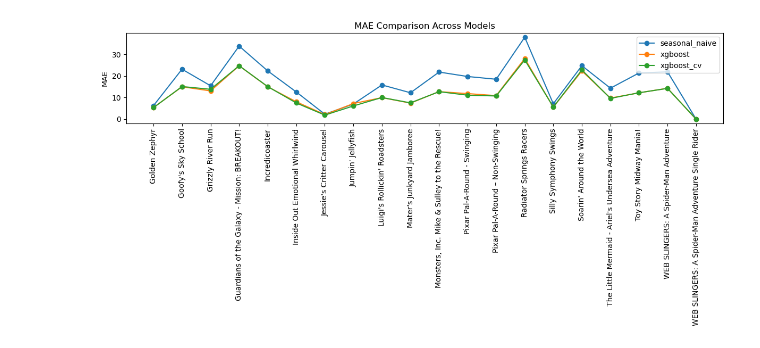
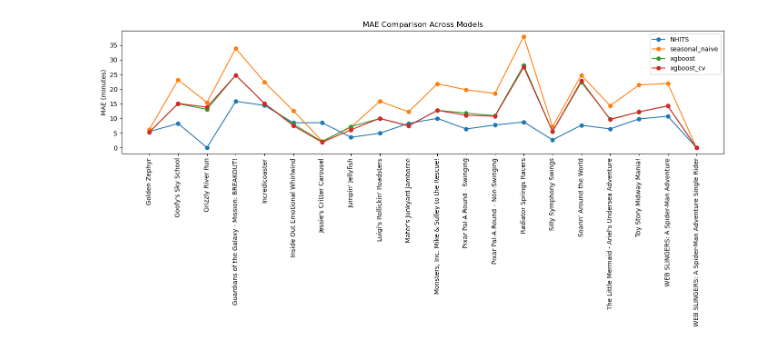
Before and after one commit to MwBm/CSEN140-Final-Project, a Jupyter notebook: comparison/compare.ipynb, the cells around one changed output. Cells and saved outputs as stored; diff of their text form; code cells hidden in the pictures.

```diff
--- a/comparison/compare.ipynb
+++ b/comparison/compare.ipynb
@@ -7,66 +7,93 @@ import matplotlib.pyplot as plt
 sn_df = pd.read_csv("../data/results/baseline_mae.csv")
 xgb_df = pd.read_csv("../data/results/xgb_results.csv")
 xgb_cv_df = pd.read_csv("../data/results/xgb_cv_results.csv")
+nhits_df = pd.read_csv("../data/results/nhits_results.csv")
+
+# Standardize column names for NHITS (it uses 'Ride' instead of 'ride_name')
+nhits_df = nhits_df.rename(columns={'Ride': 'ride_name', 'Model': 'model', 'MAE': 'mae'})
+nhits_df['model'] = 'NHITS'
 
 # Combine
-df_all = pd.concat([sn_df, xgb_df, xgb_cv_df], ignore_index=True)
+df_all = pd.concat([sn_df, xgb_df, xgb_cv_df, nhits_df], ignore_index=True)
 
 # Sort by ride name for cleaner plotting
 df_all.sort_values(by="ride_name", inplace=True)
 
 # Create the plot
-plt.figure(figsize=(12, 6))
+plt.figure(figsize=(14, 7))
 
 for model_name, df_model in df_all.groupby("model"):
     plt.plot(df_model["ride_name"], df_model["mae"], marker='o', label=model_name)
 
 plt.xticks(rotation=90)
-plt.ylabel("MAE")
+plt.ylabel("MAE (minutes)")
 plt.title("MAE Comparison Across Models")
 plt.legend()
 plt.tight_layout()
 plt.show()
 
-# Pivot the combined dataframe into a wide format:
-# ride_name | seasonal_naive | xgboost | xgboost_cv
+# Pivot the combined dataframe into a wide format
 table = df_all.pivot(index="ride_name", columns="model", values="mae").reset_index()
 
 # Rename columns to your preferred names
 table = table.rename(columns={
     "seasonal_naive": "Seasonal Naive",
     "xgboost": "XGBoost",
-    "xgboost_cv": "XGBoost_CV"
+    "xgboost_cv": "XGBoost_CV",
+    "NHITS": "NHITS"
 })
 
-# Compute Percentage Increase = (XGBoost_CV - Seasonal Naive) / Seasonal Naive * 100
-table["Percentage Increase"] = (table["XGBoost_CV"] - table["Seasonal Naive"]) / table["Seasonal Naive"] * 100
+# Compute Percentage Improvement = (Baseline - Model) / Baseline * 100
+# Positive means improvement over baseline
+table["XGB_CV vs Baseline (%)"] = (table["Seasonal Naive"] - table["XGBoost_CV"]) / table["Seasonal Naive"] * 100
+table["NHITS vs Baseline (%)"] = (table["Seasonal Naive"] - table["NHITS"]) / table["Seasonal Naive"] * 100
 
 # Determine column widths for formatting
 col1 = max(len("Ride Name"), table["ride_name"].str.len().max())
 col2 = len("Seasonal Naive")
 col3 = len("XGBoost")
 col4 = len("XGBoost_CV")
-col5 = len("Percentage Increase")
+col5 = len("NHITS")
+col6 = len("XGB_CV vs Baseline (%)")
+col7 = len("NHITS vs Baseline (%)")
 
 # Print header
 header = (
     f"{'Ride Name':<{col1}} | "
     f"{'Seasonal Naive':>{col2}} | "
     f"{'XGBoost':>{col3}} | "
     f"{'XGBoost_CV':>{col4}} | "
-    f"{'Percentage Increase':>{col5}}"
+    f"{'NHITS':>{col5}} | "
+    f"{'XGB_CV vs Baseline (%)':>{col6}} | "
+    f"{'NHITS vs Baseline (%)':>{col7}}"
 )
 print(header)
 print("-" * len(header))
 
 # Print each row
 for _, row in table.iterrows():
     print(
         f"{row['ride_name']:<{col1}} | "
         f"{row['Seasonal Naive']:{col2}.2f} | "
         f"{row['XGBoost']:{col3}.2f} | "
         f"{row['XGBoost_CV']:{col4}.2f} | "
-        f"{row['Percentage Increase']:{col5}.1f}%"
+        f"{row['NHITS']:{col5}.2f} | "
+        f"{row['XGB_CV vs Baseline (%)']:{col6}.1f}% | "
+        f"{row['NHITS vs Baseline (%)']:{col7}.1f}%"
     )
+
+# Print summary
+print("\n" + "=" * 50)
+print("SUMMARY")
+print("=" * 50)
+print(f"Average Seasonal Naive MAE: {table['Seasonal Naive'].mean():.2f} minutes")
+print(f"Average XGBoost_CV MAE:     {table['XGBoost_CV'].mean():.2f} minutes")
+print(f"Average NHITS MAE:          {table['NHITS'].mean():.2f} minutes")
+print(f"\nBest model per ride:")
+for _, row in table.iterrows():
+    best = min([('Seasonal Naive', row['Seasonal Naive']),
+                ('XGBoost_CV', row['XGBoost_CV']),
+                ('NHITS', row['NHITS'])], key=lambda x: x[1])
+    print(f"  {row['ride_name']}: {best[0]} ({best[1]:.2f})")
 # %% [output]
-[figure, old version]
+[figure, new version]
```
Also changed, not shown: parts of 1 cell of this notebook, 1 other file.
